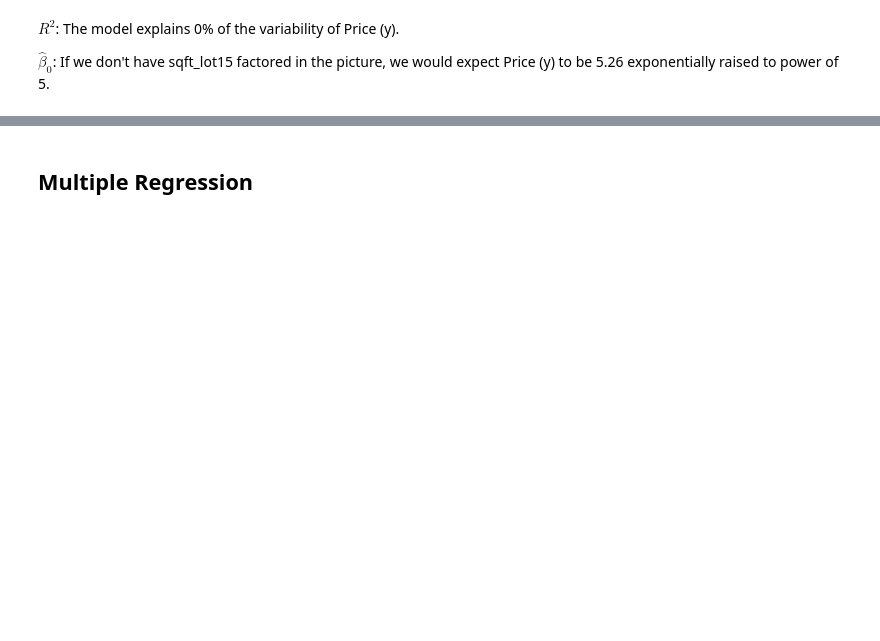
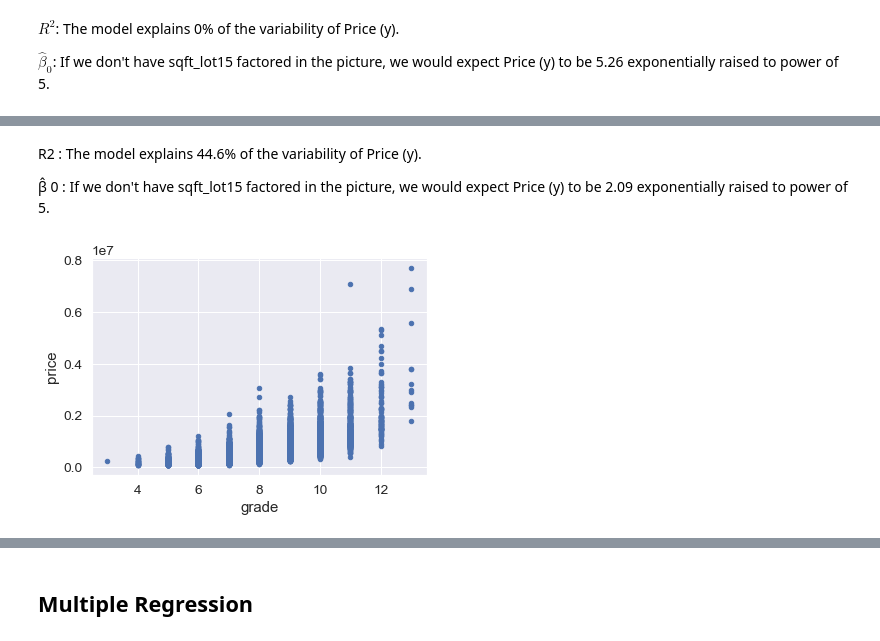
Before and after one commit to Sugaboo/dsc-1-final-project-online-ds-pt-112618, a Jupyter notebook: EDA Housing Prices in Kings County, Seattle Presentation .ipynb, the cells around one changed output, grey strips where cells are left out. Saved outputs shown, nothing was run; the diff lists cells and outputs as text; code cells hidden in the pictures; blank space fills up the shorter version.

Commit message:
EDA Housing Prices in Kings County, Seattle Presentation

```diff
--- a/EDA Housing Prices in Kings County, Seattle Presentation .ipynb
+++ b/EDA Housing Prices in Kings County, Seattle Presentation .ipynb
@@ -849,0 +1041,10 @@ df.plot(x='sqft_lot15',
+# %% [markdown]
+R2 : The model explains 44.6% of the variability of Price (y).
+
+β̂ 0 : If we don't have sqft_lot15 factored in the picture, we would expect Price (y) to be 2.09 exponentially raised to power of 5.
+# %%
+df.plot(x='grade',
+           y='price',
+           kind='scatter');
+# %% [output]
+[figure, added]
```
Also changed, not shown: parts of 42 cells of this notebook.
